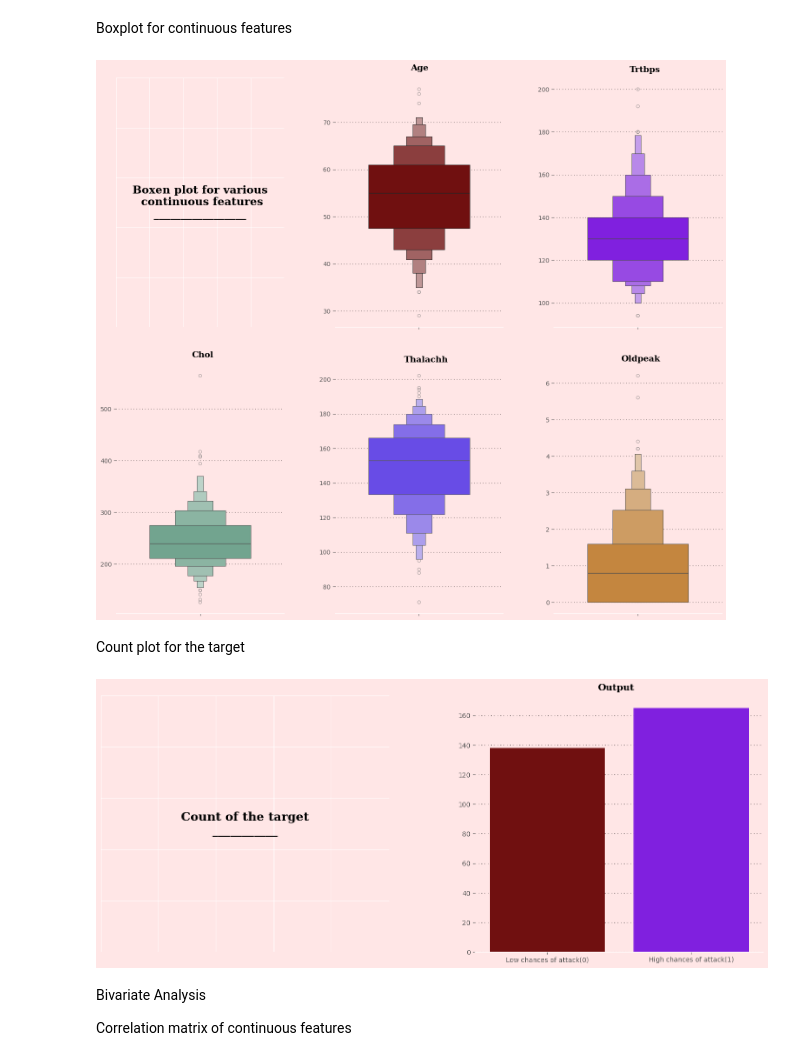
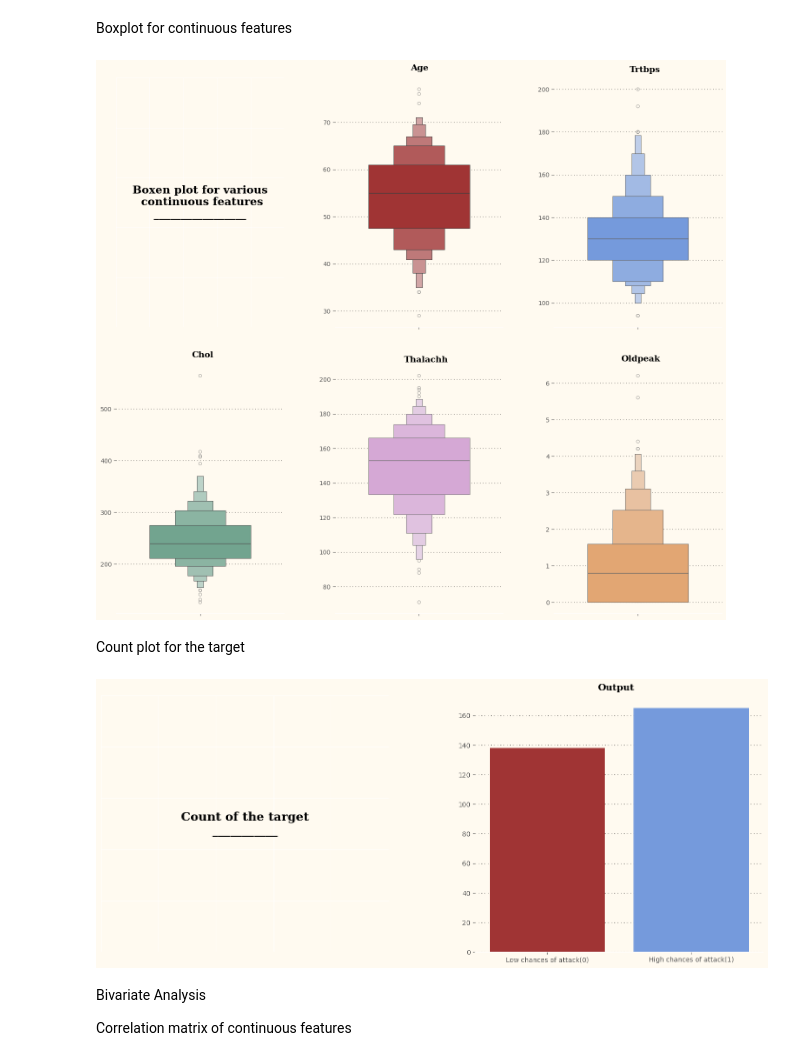
Before and after one commit to epi-cvu/Learning-ML-Python, a Jupyter notebook: first_steps/6-Splitdata.ipynb, the cells around one changed output. Cells and saved outputs as stored; diff of their text form; code cells hidden in the pictures.

```diff
--- a/first_steps/6-Splitdata.ipynb
+++ b/first_steps/6-Splitdata.ipynb
@@ -240,8 +247,8 @@ ax3 = fig.add_subplot(gs[1,0])
 ax4 = fig.add_subplot(gs[1,1])
 ax5 = fig.add_subplot(gs[1,2])
 
-background_color = "#ffe6e6"
-color_palette = ["#800000","#8000ff","#6aac90","#5833ff","#da8829"]
+background_color = "floralwhite"
+color_palette = ["firebrick","cornflowerblue","#6aac90","plum","sandybrown"]
 fig.patch.set_facecolor(background_color)
 ax0.set_facecolor(background_color)
 ax1.set_facecolor(background_color)
@@ -269,14 +276,14 @@ ax0.text(0.5,0.5,
 # Age
 ax1.text(-0.05, 81, 'Age', fontsize=14, fontweight='bold', fontfamily='serif', color="#000000")
 ax1.grid(color='#000000', linestyle=':', axis='y', zorder=0,  dashes=(1,5))
-sns.boxenplot(ax=ax1,y=df['age'],palette=["#800000"],width=0.6)
+sns.boxenplot(ax=ax1,y=df['age'],palette=["firebrick"],width=0.6)
 ax1.set_xlabel("")
 ax1.set_ylabel("")
 
 # Trtbps
 ax2.text(-0.05, 208, 'Trtbps', fontsize=14, fontweight='bold', fontfamily='serif', color="#000000")
 ax2.grid(color='#000000', linestyle=':', axis='y', zorder=0,  dashes=(1,5))
-sns.boxenplot(ax=ax2,y=df['trtbps'],palette=["#8000ff"],width=0.6)
+sns.boxenplot(ax=ax2,y=df['trtbps'],palette=["cornflowerblue"],width=0.6)
 ax2.set_xlabel("")
 ax2.set_ylabel("")
 
@@ -290,14 +297,14 @@ ax3.set_ylabel("")
 # Thalachh
 ax4.text(-0.09, 210, 'Thalachh', fontsize=14, fontweight='bold', fontfamily='serif', color="#000000")
 ax4.grid(color='#000000', linestyle=':', axis='y', zorder=0,  dashes=(1,5))
-sns.boxenplot(ax=ax4,y=df['thalachh'],palette=["#5833ff"],width=0.6)
+sns.boxenplot(ax=ax4,y=df['thalachh'],palette=["plum"],width=0.6)
 ax4.set_xlabel("")
 ax4.set_ylabel("")
 
 # oldpeak
 ax5.text(-0.1, 6.6, 'Oldpeak', fontsize=14, fontweight='bold', fontfamily='serif', color="#000000")
 ax5.grid(color='#000000', linestyle=':', axis='y', zorder=0,  dashes=(1,5))
-sns.boxenplot(ax=ax5,y=df['oldpeak'],palette=["#da8829"],width=0.6)
+sns.boxenplot(ax=ax5,y=df['oldpeak'],palette=["sandybrown"],width=0.6)
 ax5.set_xlabel("")
 ax5.set_ylabel("")
 
@@ -308,7 +315,7 @@ for s in ["top","right","left"]:
     ax4.spines[s].set_visible(False)
     ax5.spines[s].set_visible(False)
 # %% [output]
-[figure, old version]
+[figure, new version]
 # %% [markdown]
 Count plot for the target
 # %%
@@ -318,42 +325,42 @@ gs.update(wspace=0.3, hspace=0.15)
 ax0 = fig.add_subplot(gs[0,0])
 ax1 = fig.add_subplot(gs[0,1])
 
-background_color = "#ffe6e6"
-color_palette = ["#800000","#8000ff","#6aac90","#5833ff","#da8829"]
+background_color = "floralwhite"
+color_palette = ["firebrick","cornflowerblue","#6aac90","plum","sandybrown"]
 fig.patch.set_facecolor(background_color)
 ax0.set_facecolor(background_color)
 ax1.set_facecolor(background_color)
 
 # Title of the plot
 ax0.text(0.5,0.5,"Count of the target\n___________",
         horizontalalignment = 'center',
         verticalalignment = 'center',
         fontsize = 18,
         fontweight='bold',
         fontfamily='serif',
         color='#000000')
 
 ax0.set_xticklabels([])
 ax0.set_yticklabels([])
 ax0.tick_params(left=False, bottom=False)
 
 # Target Count
 ax1.text(0.35,177,"Output",fontsize=14, fontweight='bold', fontfamily='serif', color="#000000")
 ax1.grid(color='#000000', linestyle=':', axis='y', zorder=0,  dashes=(1,5))
 sns.countplot(ax=ax1, data=df, x = 'output',palette = color_palette)
 ax1.set_xlabel("")
 ax1.set_ylabel("")
 ax1.set_xticklabels(["Low chances of attack(0)","High chances of attack(1)"])
 
 ax0.spines["top"].set_visible(False)
 ax0.spines["left"].set_visible(False)
 ax0.spines["bottom"].set_visible(False)
 ax0.spines["right"].set_visible(False)
 ax1.spines["top"].set_visible(False)
 ax1.spines["left"].set_visible(False)
 ax1.spines["right"].set_visible(False)
 # %% [output]
-[figure, old version]
+[figure, new version]
 # %% [markdown]
 Bivariate Analysis
 
```
Also changed, not shown: parts of 7 cells of this notebook, 2 other files.
